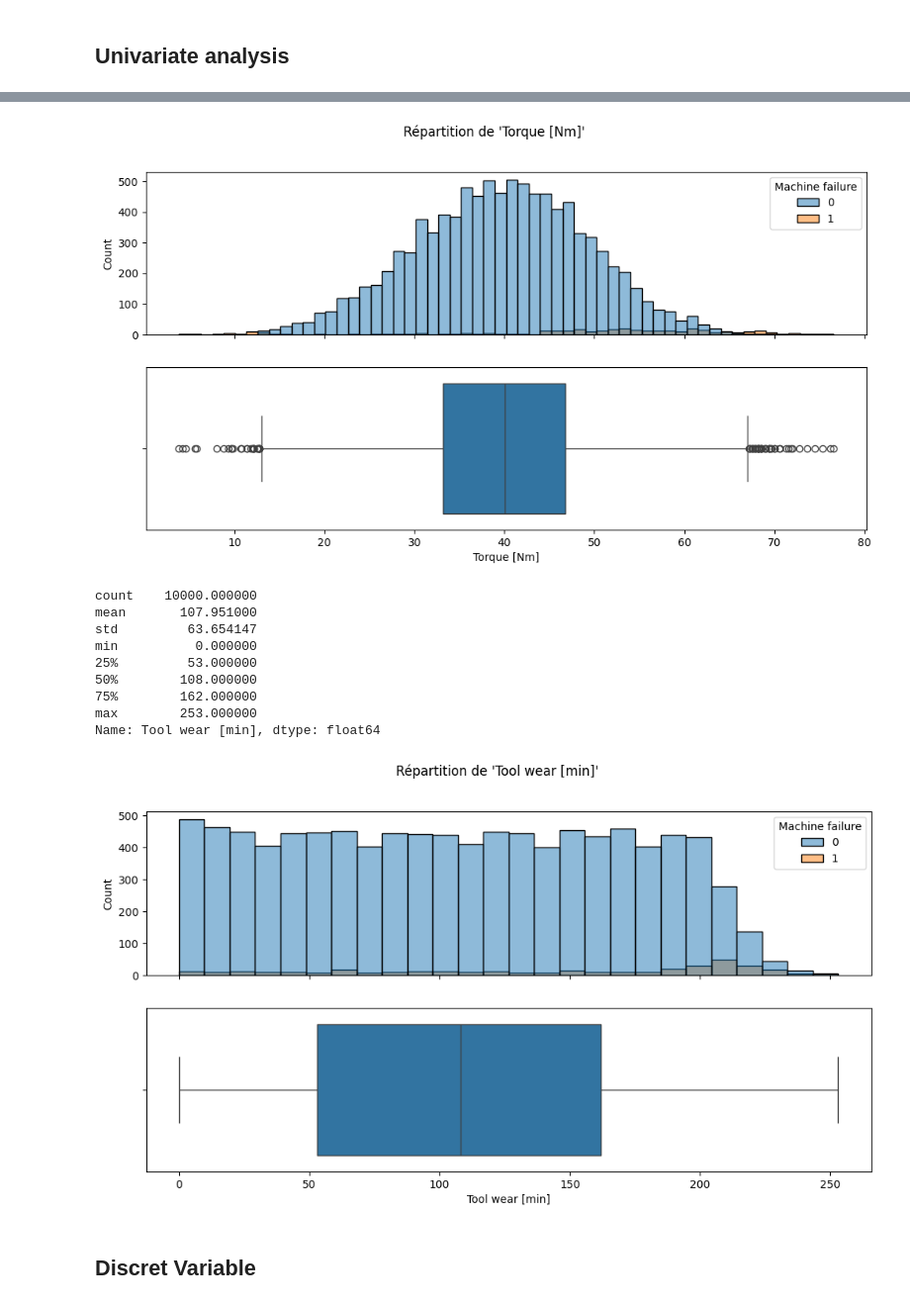
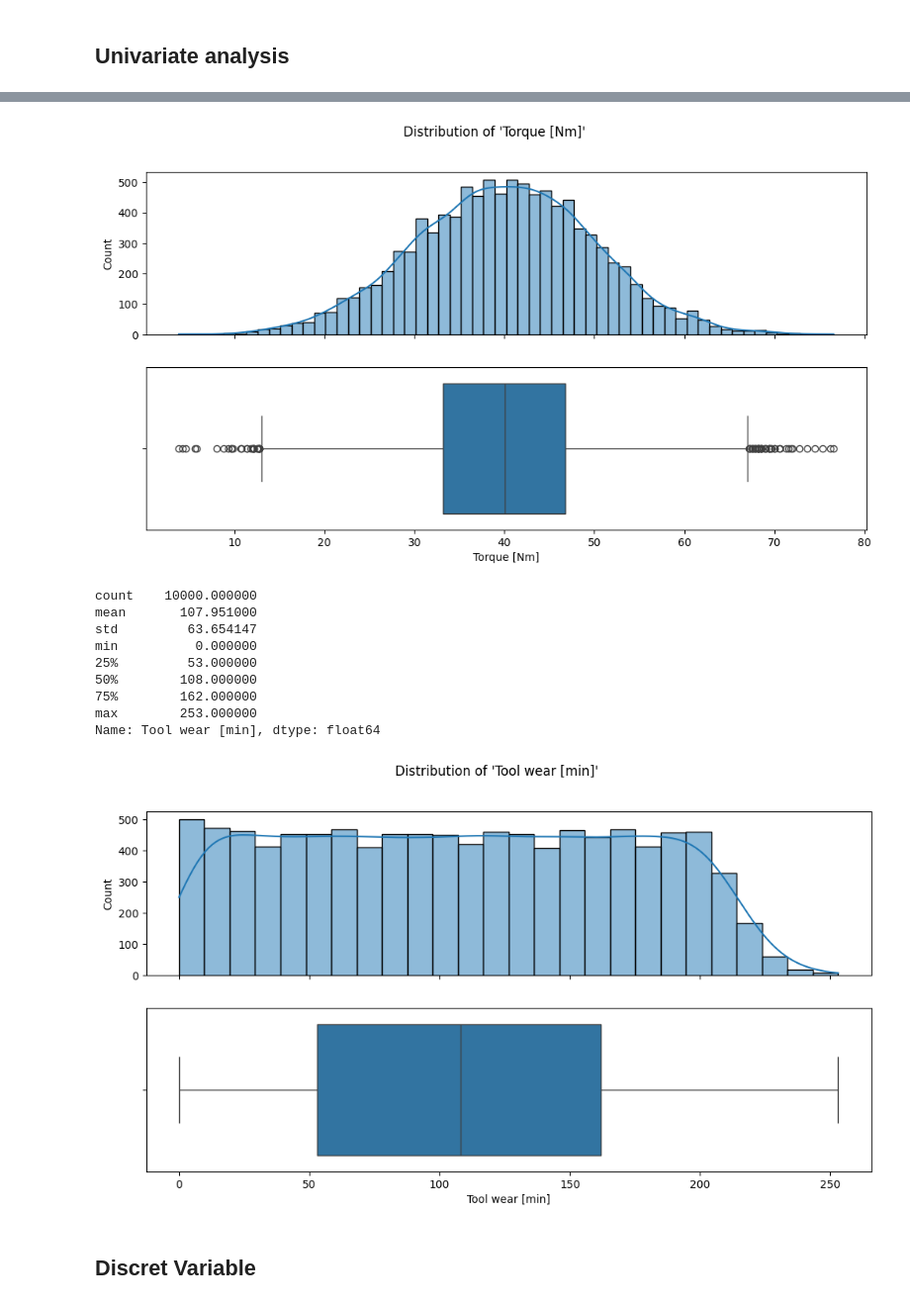
Before and after one commit to SimonGallien/Predictive-Maintenance-Dataset-AI4I-2020-, a Jupyter notebook: notebooks/eda.ipynb, the cells around one changed output, grey strips where cells are left out. Shown at 99% size. Cells and saved outputs as stored; diff of their text form; code cells hidden in the pictures.

```diff
--- a/notebooks/eda.ipynb
+++ b/notebooks/eda.ipynb
@@ -121,9 +121,9 @@ for variable in variables_continuous:
     fig, ax = plt.subplots(2, 1, figsize=(12, 6), sharex=True)
 
     # Graphiques (aucune modification ici)
-    sns.histplot(data=df, x=variable, ax=ax[0], hue='Machine failure')
+    sns.histplot(data=df, x=variable, kde=True,ax=ax[0])
     sns.boxplot(data=df, x=variable, ax=ax[1])
-    plt.suptitle(f"Répartition de '{variable}'")
+    plt.suptitle(f"Distribution of '{variable}'")
 
     print(df[variable].describe())
 
@@ -162,23 +162,23 @@ Name: Rotational speed [rpm], dtype: float64
 count    10000.000000
 mean        39.986910
 std          9.968934
 min          3.800000
 25%         33.200000
 50%         40.100000
 75%         46.800000
 max         76.600000
 Name: Torque [Nm], dtype: float64
-[figure, old version]
+[figure, new version]
 count    10000.000000
 mean       107.951000
 std         63.654147
 min          0.000000
 25%         53.000000
 50%        108.000000
 75%        162.000000
 max        253.000000
 Name: Tool wear [min], dtype: float64
-[figure, old version]
+[figure, new version]
 # %% [markdown]
 ## Discret Variable
 # %%
```
Also changed, not shown: parts of 3 cells of this notebook, 5 other files.
